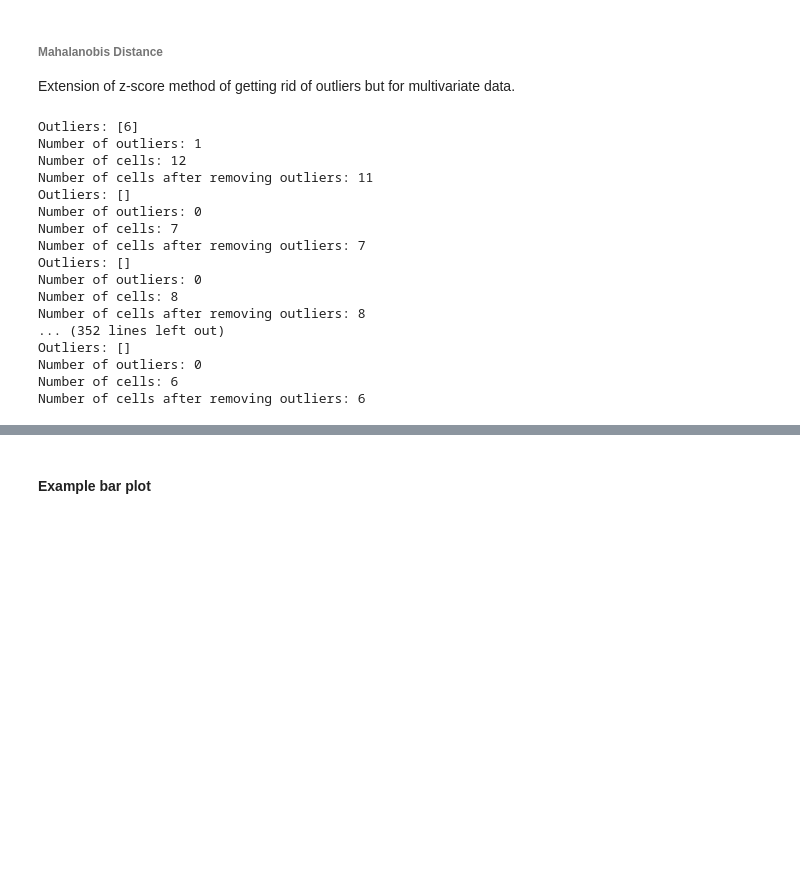
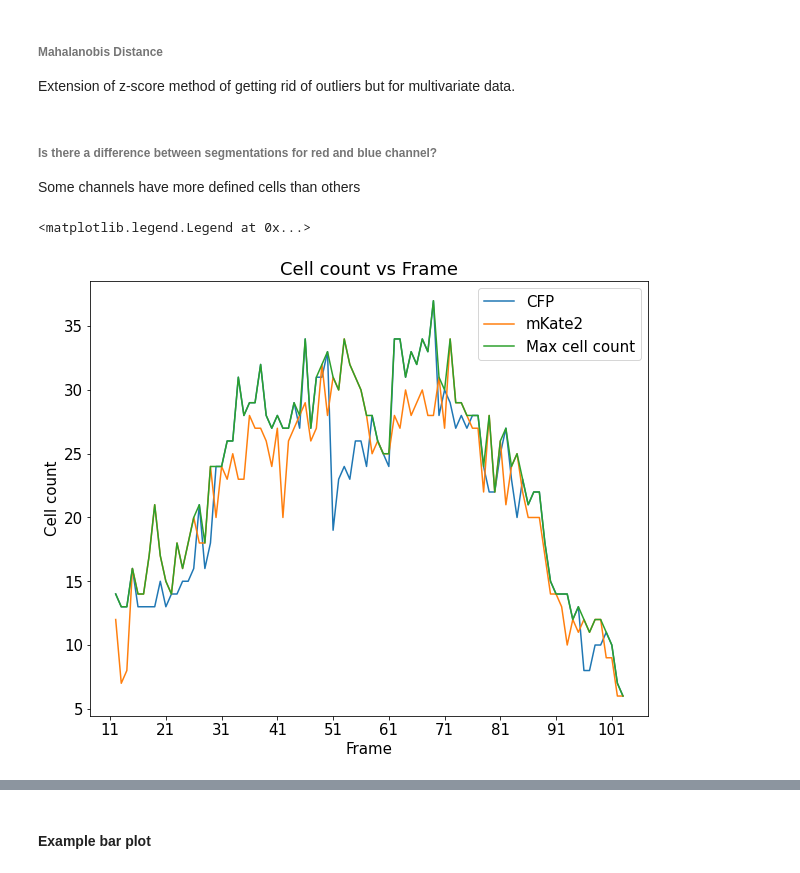
Before and after one commit to degtrdg/spheroid-analysis, a Jupyter notebook: cell_segmentation.ipynb, the cells around one changed output, grey strips where cells are left out. Drawn from its saved outputs; the diff is of its cells as text; code cells hidden in the pictures; blank space fills up the shorter version.

```diff
--- a/cell_segmentation.ipynb
+++ b/cell_segmentation.ipynb
@@ -156,5 +156,45 @@ def mahalanobis_method(data):
         else:
             continue
     return outlier, md
+# %% [markdown]
+###### Is there a difference between segmentations for red and blue channel?
+Some channels have more defined cells than others
+# %%
+# Check number of cells in each frame using the segmentation masks
+def cell_count(file):
+    dat_blue = np.load(f'blue/{file}_seg.npy', allow_pickle=True).item()
+    dat_red = np.load(f'red/{file}_seg.npy', allow_pickle=True).item()
+    img_blue = dat_blue['img']
+    img_red = dat_red['img']
+    outlines = utils.outlines_list(dat_blue['masks'])
+    masked_imgs_blue = get_cell_masks(img_blue,outlines)
+    outlines = utils.outlines_list(dat_red['masks'])
+    masked_imgs_red = get_cell_masks(img_red,outlines)
+    return np.array([len(masked_imgs_blue),len(masked_imgs_red)])
+
+
+frames = []
+for i in range(len(red)):
+        if i >= len(red)*percent_of_side and i <= len(red)*(1-percent_of_side):
+            frames.append(i)
+cell_counts = []
+for i in range(len(red)):
+        if i >= len(red)*percent_of_side and i <= len(red)*(1-percent_of_side):
+            cell_counts.append(cell_count(i))
+
+cell_counts = np.array(cell_counts)
+# Plot cell count
+plt.figure(figsize=(10,8))
+plt.plot(frames,cell_counts[:,0], label='CFP')
+plt.plot(frames,cell_counts[:,1], label='mKate2')
+plt.plot(frames,np.max(cell_counts, axis=1), label='Max cell count')
+plt.xticks(np.arange(int(len(red)*percent_of_side), int(len(red)*(1-percent_of_side)), step=10))
+plt.xlabel('Frame')
+plt.ylabel('Cell count')
+plt.title('Cell count vs Frame')
+plt.legend()
+# %% [output]
+<matplotlib.legend.Legend at 0x...>
+[figure, added]
 # %%
 def blue_red_cell_scatter(file,data):
@@ -227,32 +268,16 @@ name_of_file = 'plots/cell_scatter_wimg.gif'
 plotting_function = blue_red_cell_scatter
 intrinsics = []
 extrinsics = []
+totals = []
 cv_red = []
 cv_blue = []
 data = {}
 data['intrinsics'] = intrinsics
 data['extrinsics'] = extrinsics
+data['totals'] =totals
 data["cv_red"] = cv_red
 data["cv_blue"] = cv_blue
 data["lim"] = max_limit
 plots.create_gif(name_of_file, plotting_function, percent_of_side, red, data, no_images=True)
-# %% [output]
-Outliers: [6]
-Number of outliers: 1
-Number of cells: 12
-Number of cells after removing outliers: 11
-Outliers: []
-Number of outliers: 0
-Number of cells: 7
-Number of cells after removing outliers: 7
-Outliers: []
-Number of outliers: 0
-Number of cells: 8
-Number of cells after removing outliers: 8
-... (352 lines left out)
-Outliers: []
-Number of outliers: 0
-Number of cells: 6
-Number of cells after removing outliers: 6
 # %%
 # Plot intrinsic noise
```
Also changed, not shown: parts of 15 cells of this notebook, 5 other files.
